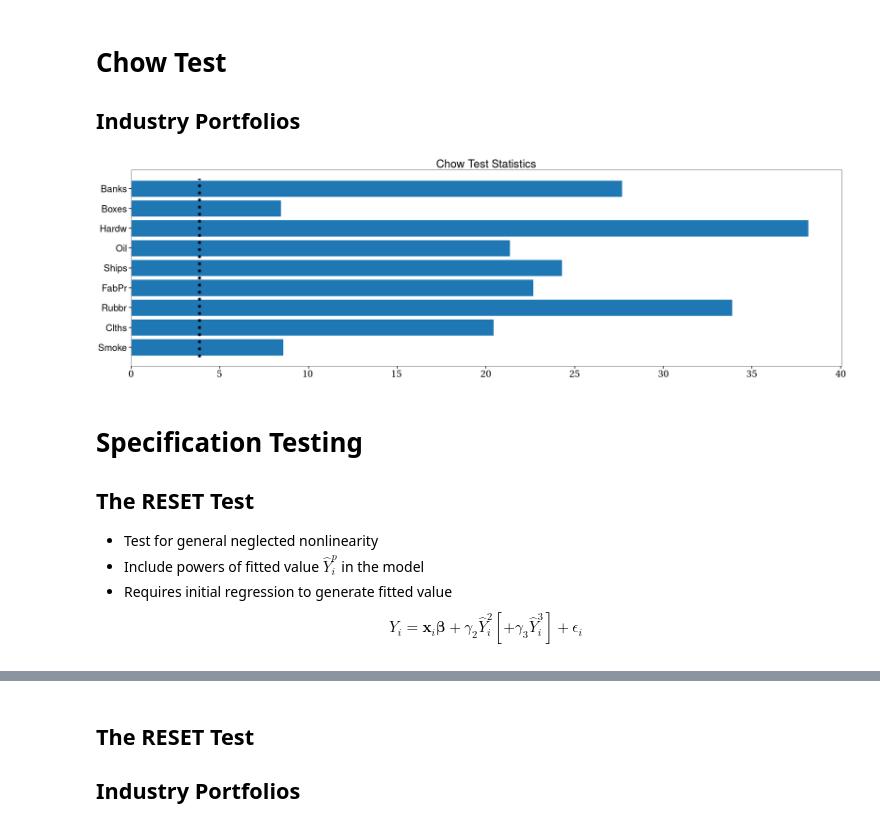
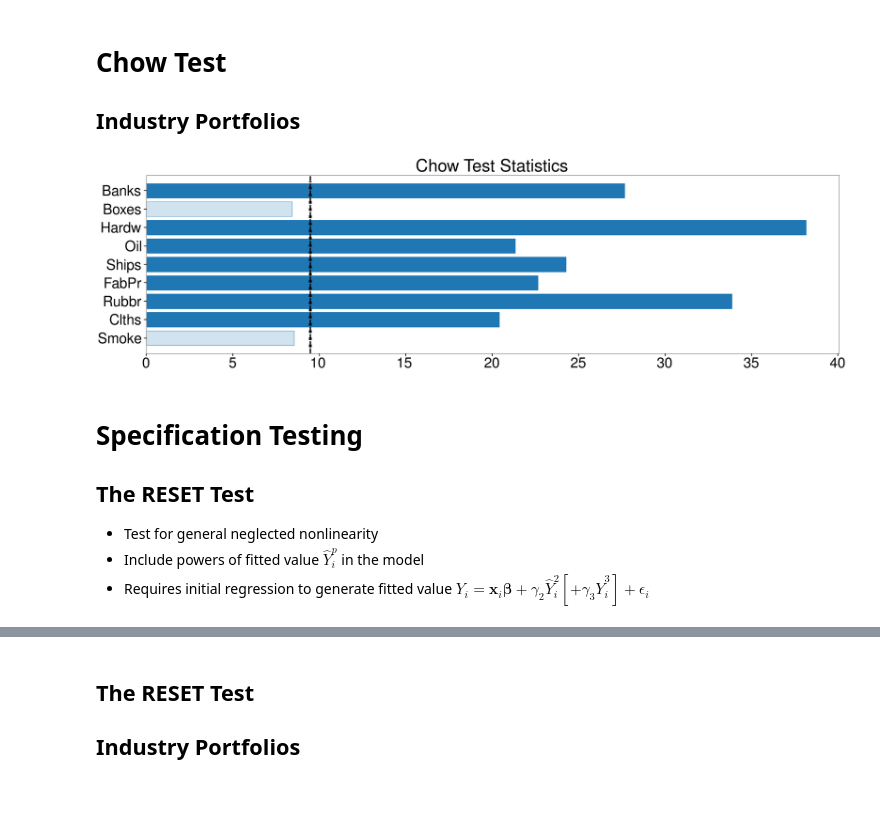
Before and after one commit to bashtage/kevinsheppard.com, a Jupyter notebook: site/files/teaching/mfe/slides/cross-section-slides-2020-2021.ipynb, the cells around one changed output, grey strips where cells are left out. Drawn from its saved outputs; the diff is of its cells as text; code cells hidden in the pictures; blank space fills up the shorter version.

```diff
--- a/site/files/teaching/mfe/slides/cross-section-slides-2020-2021.ipynb
+++ b/site/files/teaching/mfe/slides/cross-section-slides-2020-2021.ipynb
@@ -944,7 +1018,6 @@ $$ R = \left[\begin{array}{ccccc} 0 & 0 & 1 & 0 & 0 \\  0 & 0 & 0 & 1 & 0 \\   0
 # %%
-R = np.zeros((3, 5))
+R, r = np.zeros((3, 5)), np.zeros(3)
 R[0, 2] = R[1, 3] = R[2, 4] = 1
-r = np.zeros(3)
 h0_vcv = R @ c @ R.T
 h0_vcv.columns = h0_vcv.index = [f"Restr {i}" for i in range(1, 4)]
 h0_vcv
@@ -1471,18 +1652,16 @@ dtype: object
 # %%
-mod = "Ships ~ 1 + VWMe"
+mod = "Ships ~ 1 + VWMe + SMB + HML + MOM"
 rg = np.random.default_rng(132217111120)
 idx = rg.permutation(n)
-fifth = (n/5)
-y = data.Ships.copy()
-xv_errors = y.copy()
-
+fifth = n / 5
+xv_errors = data.Ships.copy()
 for i in range(5):
-    reserve = idx[int(i*fifth):int((i+1)*fifth)]
+    reserve = idx[int(i * fifth) : int((i + 1) * fifth)]
     use = np.setdiff1d(idx, reserve)
     beta = smf.ols(mod, data.iloc[use]).fit().params
     xv_predictions = smf.ols(mod, data.iloc[reserve]).predict(beta)
-    xv_errors.iloc[reserve] = y.iloc[reserve] - xv_predictions
-sse_xv = (xv_errors**2).sum()
+    xv_errors.iloc[reserve] = data.Ships.iloc[reserve] - xv_predictions
+sse_xv = (xv_errors ** 2).sum()
 full_res = smf.ols(mod, data).fit()
-printh(f"XV SSE: {sse_xv:0.1f}, In-sample SSE: {n*full_res.mse_resid:0.1f}")
+pretty(f"XV SSE: {sse_xv:0.1f}, In-sample SSE: {n*full_res.mse_resid:0.1f}")
 # %% [output]
@@ -1537,11 +1735,9 @@ $$ Y_t = \mathbf{x}_t\boldsymbol{\beta} + I_{[t > \tau]} \mathbf{x}_t\boldsymbol
 # %%
-mod = "Banks ~ 1 + VWMe + SMB + HML + MOM"
-interact_mod = " + IxVWMe + IxSMB + IxHML + IxMOM"
+chow_mod = "Banks ~ 1 + VWMe + SMB + HML + MOM + IxVWMe + IxSMB + IxHML + IxMOM"
 ind = data.index > pd.to_datetime("1987-10-1")
-ind
-interact = data[["VWMe","SMB","HML","MOM"]] * ind[:, None]
+interact = data[["VWMe", "SMB", "HML", "MOM"]] * ind[:, None]
 interact.columns = [f"Ix{col}" for col in interact]
 both = pd.concat([data, interact], 1)
-chow = smf.ols(mod + interact_mod, both).fit(cov_type="HC0")
-summary(chow, [0, 1])
+chow = smf.ols(chow_mod, both).fit(cov_type="HC0")
+summary(chow, [1])
 # %% [output]
@@ -1583,8 +1773,8 @@ The Chow statistic is 27.7 and its p-value is 0.000
 # %%
 chows = {}
 for col in subset:
-    mod = f"{col} ~ 1 + VWMe + SMB + HML + MOM"
-    chow = smf.ols(mod + interact_mod, both).fit(cov_type="HC0")
+    mod = chow_mod.replace("Banks ~",f"{col} ~")
+    chow = smf.ols(mod, both).fit(cov_type="HC0")
     chow_test = chow.wald_test(R)
     chows[col] = float(chow_test.statistic)
 chows = pd.Series(chows)
@@ -1593,19 +1783,18 @@ figsize(y=10)
 # Chow Test
 ## Industry Portfolios
 # %%
-wcv = stats.chi2(4).ppf(0.95)
-test_plot(chows, title="Chow Test Statistics")
-_ = plt.plot([cv,cv],[-0.5,8.5],"k:",linewidth=8)
+cv = stats.chi2(4).ppf(0.95)
+test_plot(chows, title="Chow Test Statistics", cv=cv)
+_ = plt.plot([cv, cv], [-0.5, 8.5], "k:", linewidth=8)
 # %% [output]
-[figure, old version]
+[figure, new version]
 # %% [markdown]
 # Specification Testing
 ## The RESET Test
 
 * Test for general neglected nonlinearity
 * Include powers of fitted value $\hat{Y}_i^p$ in the model
-* Requires initial regression to generate fitted value
-$$ Y_i = \mathbf{x}_i\boldsymbol{\beta} + \gamma_2 \hat{Y}_i^2 \left[ + \gamma_3 \hat{Y}_i^3 \right] + \epsilon_i $$
+* Requires initial regression to generate fitted value $ Y_i = \mathbf{x}_i\boldsymbol{\beta} + \gamma_2 \hat{Y}_i^2 \left[ + \gamma_3 \hat{Y}_i^3 \right] + \epsilon_i $
 # %%
 first_stage = smf.ols("FabPr ~ 1 + VWMe + SMB + HML + MOM", data).fit()
 data["FabPrHat"] = first_stage.predict()
```
Also changed, not shown: parts of 189 cells of this notebook, 4 other files.
